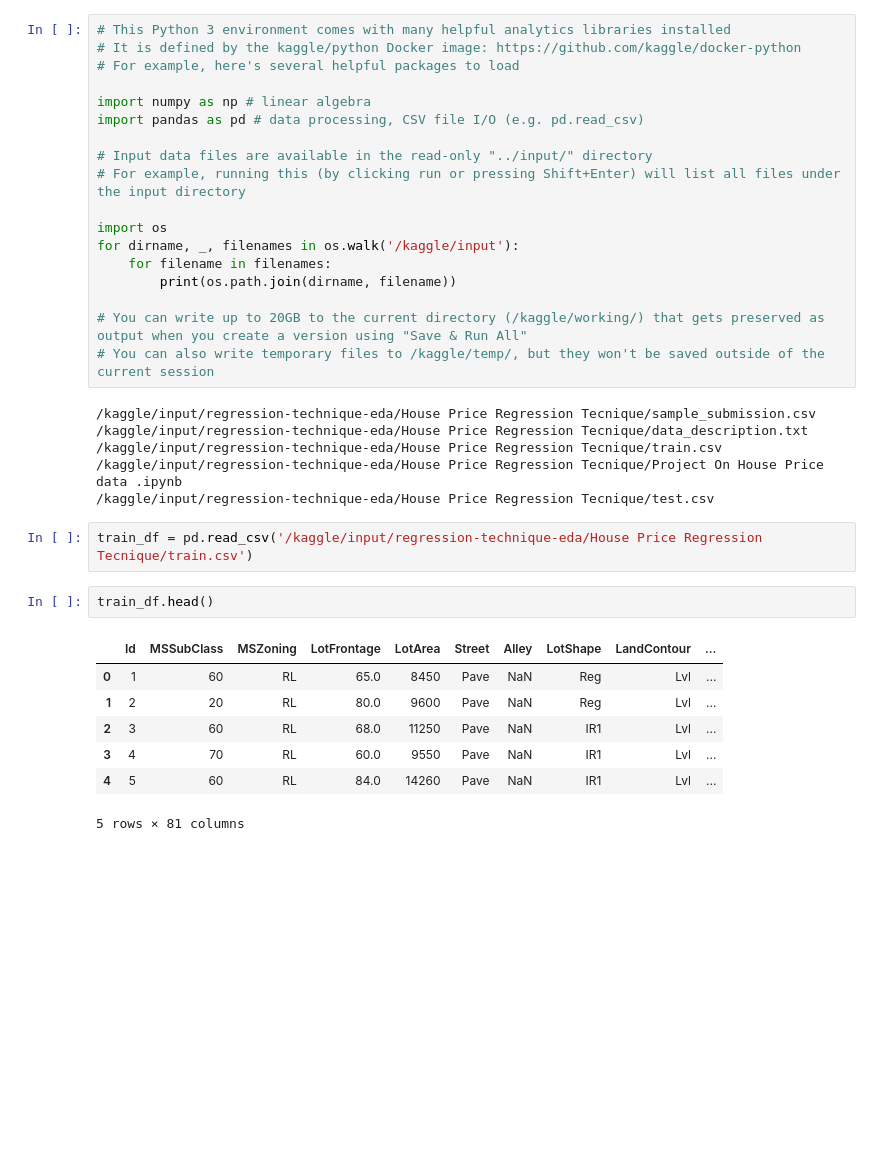
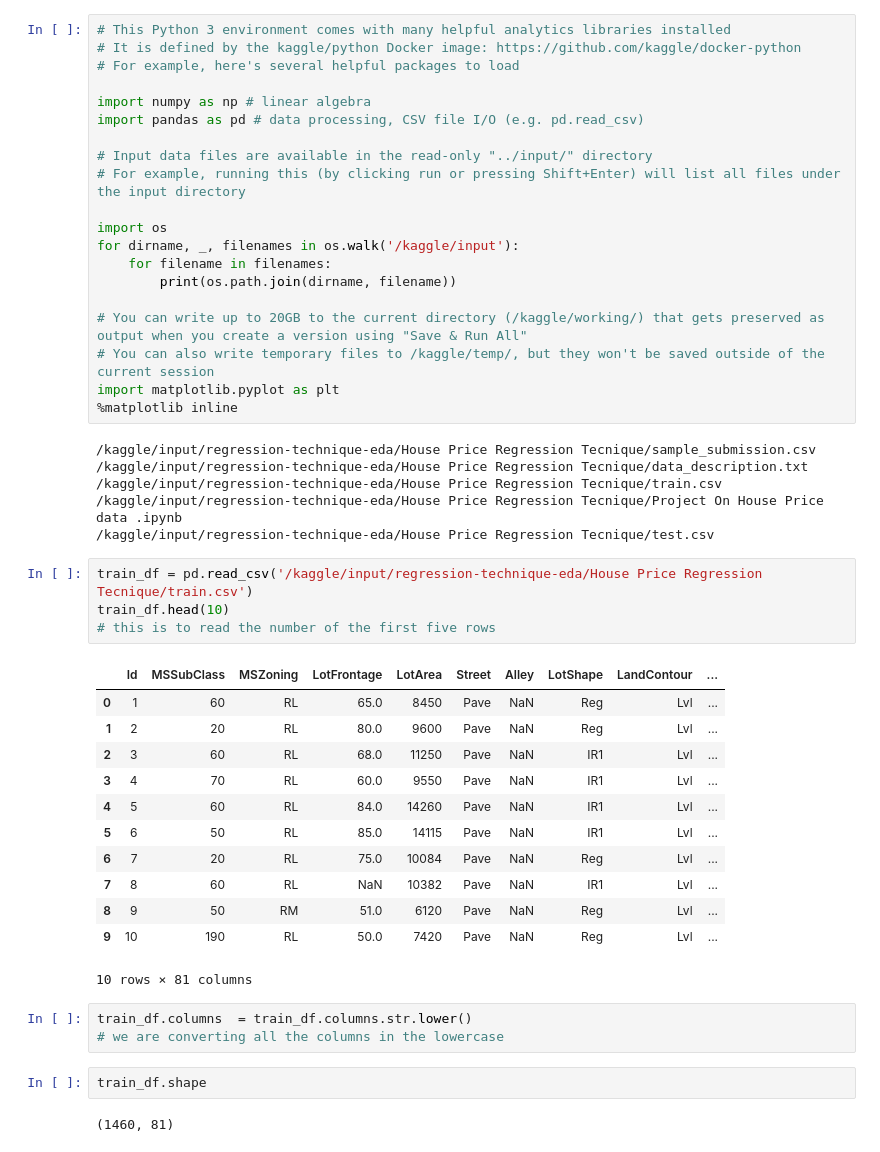
Before and after one commit to jayapat/datascience_projects, a Jupyter notebook: project-2-house-price-eda.ipynb, the cells around one changed output. Cells and saved outputs as stored; diff of their text form; blank space fills up the shorter version.

```diff
--- a/project-2-house-price-eda.ipynb
+++ b/project-2-house-price-eda.ipynb
@@ -16,6 +16,8 @@ for dirname, _, filenames in os.walk('/kaggle/input'):
 
 # You can write up to 20GB to the current directory (/kaggle/working/) that gets preserved as output when you create a version using "Save & Run All"
 # You can also write temporary files to /kaggle/temp/, but they won't be saved outside of the current session
+import matplotlib.pyplot as plt
+%matplotlib inline
 # %% [output]
 /kaggle/input/regression-technique-eda/House Price Regression Tecnique/sample_submission.csv
 /kaggle/input/regression-technique-eda/House Price Regression Tecnique/data_description.txt
@@ -24,13 +26,25 @@ for dirname, _, filenames in os.walk('/kaggle/input'):
 /kaggle/input/regression-technique-eda/House Price Regression Tecnique/test.csv
 # %%
 train_df = pd.read_csv('/kaggle/input/regression-technique-eda/House Price Regression Tecnique/train.csv')
+train_df.head(10)
+# this is to read the number of the first five rows
+# %% [output]
+|  | Id | MSSubClass | MSZoning | LotFrontage | LotArea | Street | Alley | LotShape | LandContour | ... |
+| 0 | 1 | 60 | RL | 65.0 | 8450 | Pave | NaN | Reg | Lvl | ... |
+| 1 | 2 | 20 | RL | 80.0 | 9600 | Pave | NaN | Reg | Lvl | ... |
+| 2 | 3 | 60 | RL | 68.0 | 11250 | Pave | NaN | IR1 | Lvl | ... |
+| 3 | 4 | 70 | RL | 60.0 | 9550 | Pave | NaN | IR1 | Lvl | ... |
+| 4 | 5 | 60 | RL | 84.0 | 14260 | Pave | NaN | IR1 | Lvl | ... |
+| 5 | 6 | 50 | RL | 85.0 | 14115 | Pave | NaN | IR1 | Lvl | ... |
+| 6 | 7 | 20 | RL | 75.0 | 10084 | Pave | NaN | Reg | Lvl | ... |
+| 7 | 8 | 60 | RL | NaN | 10382 | Pave | NaN | IR1 | Lvl | ... |
+| 8 | 9 | 50 | RM | 51.0 | 6120 | Pave | NaN | Reg | Lvl | ... |
+| 9 | 10 | 190 | RL | 50.0 | 7420 | Pave | NaN | Reg | Lvl | ... |
+10 rows × 81 columns
+# %%
+train_df.columns  = train_df.columns.str.lower()
+# we are converting all the columns in the lowercase
 # %%
-train_df.head()
+train_df.shape
 # %% [output]
-|  | Id | MSSubClass | MSZoning | LotFrontage | LotArea | Street | Alley | LotShape | LandContour | ... |
-| 0 | 1 | 60 | RL | 65.0 | 8450 | Pave | NaN | Reg | Lvl | ... |
-| 1 | 2 | 20 | RL | 80.0 | 9600 | Pave | NaN | Reg | Lvl | ... |
-| 2 | 3 | 60 | RL | 68.0 | 11250 | Pave | NaN | IR1 | Lvl | ... |
-| 3 | 4 | 70 | RL | 60.0 | 9550 | Pave | NaN | IR1 | Lvl | ... |
-| 4 | 5 | 60 | RL | 84.0 | 14260 | Pave | NaN | IR1 | Lvl | ... |
-5 rows × 81 columns
+(1460, 81)
```
Also changed, not shown: parts of 9 cells of this notebook.
